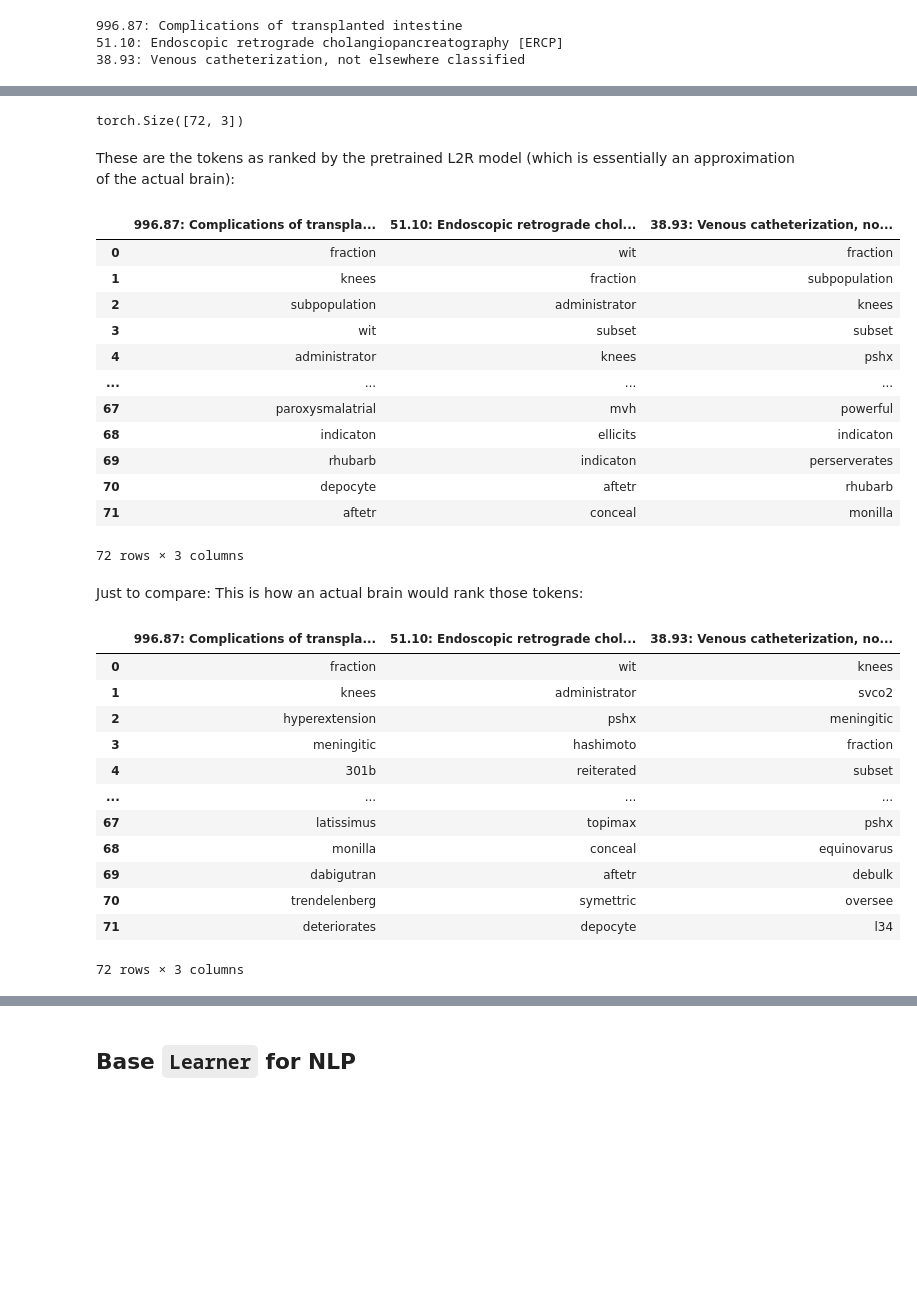
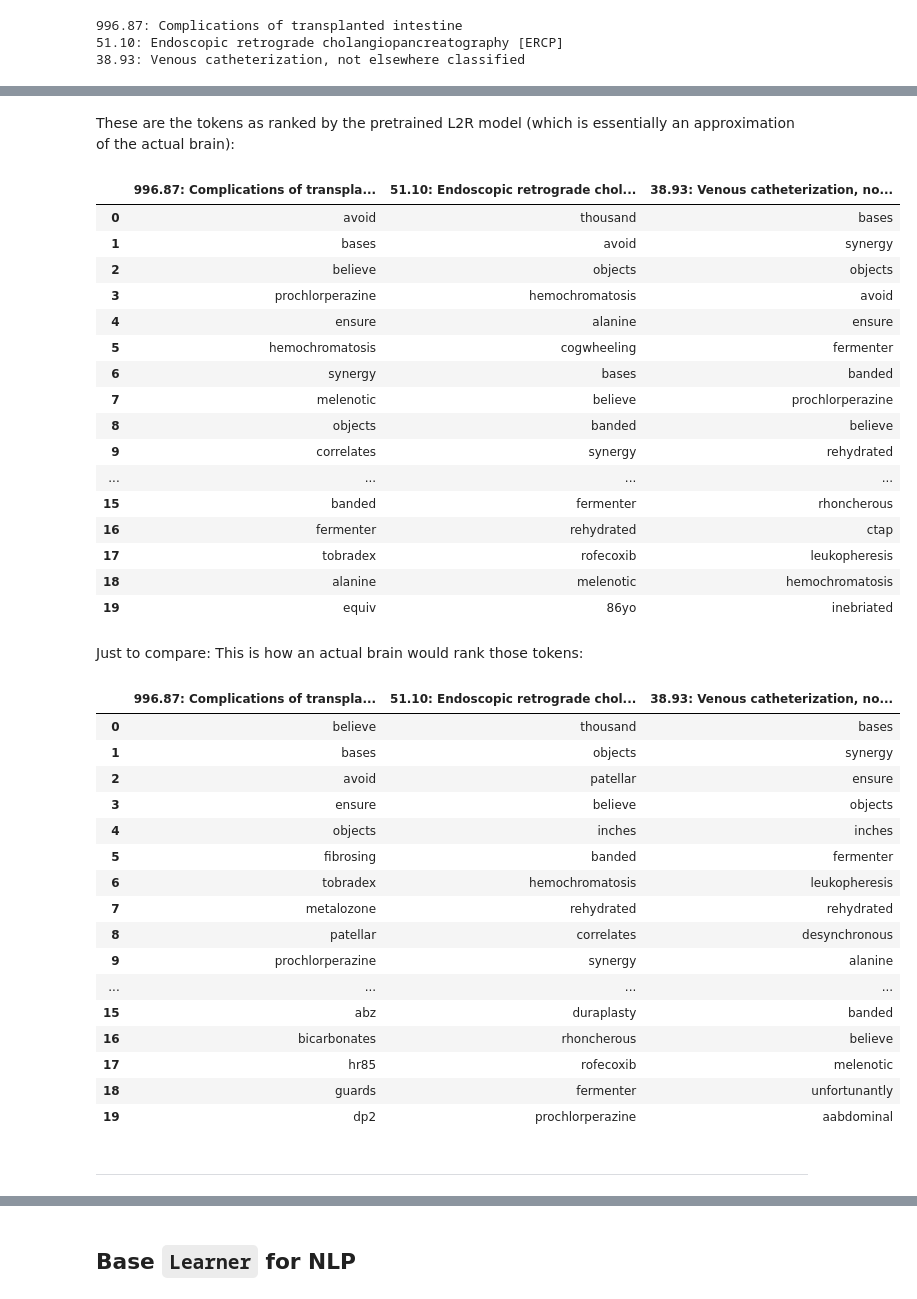
Before and after one commit to debjyotiSRoy/xcube, a Jupyter notebook: nbs/03_text.learner.ipynb, the cells around one changed output, grey strips where cells are left out. Saved outputs shown, nothing was run; the diff lists cells and outputs as text; code cells hidden in the pictures; blank space fills up the shorter version.

```diff
--- a/nbs/03_text.learner.ipynb
+++ b/nbs/03_text.learner.ipynb
@@ -458,42 +463,50 @@ print("-"+'\n-'.join(array(xml_vocab[0])[toks_idx.cpu()].tolist()))
 # %%
 apprx_brain = mod_dict['token_factors'](toks_idx) @ mod_dict['label_factors'](lbs_idx).T + mod_dict['token_bias'](toks_idx) + mod_dict['label_bias'](lbs_idx).T
-apprx_brain.shape
+test_eq(apprx_brain.shape, (72,3))
-# %% [output]
-torch.Size([72, 3])
 # %% [markdown]
 These are the tokens as ranked by the pretrained L2R model (which is essentially an approximation of the actual brain):
 # %%
-pd.DataFrame(array(xml_vocab[0])[toks_idx[apprx_brain.argsort(dim=0, descending=True)].cpu()], columns=L(zip(some_lbs, mapt(lbs_des.get, some_lbs))).map(': '.join))
+pd.DataFrame(array(xml_vocab[0])[toks_idx[apprx_brain.argsort(dim=0, descending=True)].cpu()], columns=L(zip(some_lbs, mapt(lbs_des.get, some_lbs))).map(': '.join)).head(20)
 # %% [output]
 |  | 996.87: Complications of transpla... | 51.10: Endoscopic retrograde chol... | 38.93: Venous catheterization, no... |
-| 0 | fraction | wit | fraction |
-| 1 | knees | fraction | subpopulation |
-| 2 | subpopulation | administrator | knees |
-| 3 | wit | subset | subset |
-| 4 | administrator | knees | pshx |
+| 0 | avoid | thousand | bases |
+| 1 | bases | avoid | synergy |
+| 2 | believe | objects | objects |
+| 3 | prochlorperazine | hemochromatosis | avoid |
+| 4 | ensure | alanine | ensure |
+| 5 | hemochromatosis | cogwheeling | fermenter |
+| 6 | synergy | bases | banded |
+| 7 | melenotic | believe | prochlorperazine |
+| 8 | objects | banded | believe |
+| 9 | correlates | synergy | rehydrated |
 | ... | ... | ... | ... |
-| 67 | paroxysmalatrial | mvh | powerful |
-| 68 | indicaton | ellicits | indicaton |
-| 69 | rhubarb | indicaton | perserverates |
-| 70 | depocyte | aftetr | rhubarb |
-| 71 | aftetr | conceal | monilla |
+| 15 | banded | fermenter | rhoncherous |
+| 16 | fermenter | rehydrated | ctap |
+| 17 | tobradex | rofecoxib | leukopheresis |
+| 18 | alanine | melenotic | hemochromatosis |
+| 19 | equiv | 86yo | inebriated |
-72 rows × 3 columns
 # %% [markdown]
 Just to compare: This is how an actual brain would rank those tokens:
 # %%
 # array(xml_vocab[0])[xml_brain[:, lbl_idx].topk(k=20, dim=0).indices.cpu()]
-pd.DataFrame(array(xml_vocab[0])[toks_idx[xml_brain[:, lbs_idx][toks_idx].argsort(descending=True, dim=0)].cpu()], columns=L(zip(some_lbs, mapt(lbs_des.get, some_lbs))).map(': '.join))
+pd.DataFrame(array(xml_vocab[0])[toks_idx[xml_brain[:, lbs_idx][toks_idx].argsort(descending=True, dim=0)].cpu()], columns=L(zip(some_lbs, mapt(lbs_des.get, some_lbs))).map(': '.join)).head(20)
 # %% [output]
 |  | 996.87: Complications of transpla... | 51.10: Endoscopic retrograde chol... | 38.93: Venous catheterization, no... |
-| 0 | fraction | wit | knees |
-| 1 | knees | administrator | svco2 |
-| 2 | hyperextension | pshx | meningitic |
-| 3 | meningitic | hashimoto | fraction |
-| 4 | 301b | reiterated | subset |
+| 0 | believe | thousand | bases |
+| 1 | bases | objects | synergy |
+| 2 | avoid | patellar | ensure |
+| 3 | ensure | believe | objects |
+| 4 | objects | inches | inches |
+| 5 | fibrosing | banded | fermenter |
+| 6 | tobradex | hemochromatosis | leukopheresis |
+| 7 | metalozone | rehydrated | rehydrated |
+| 8 | patellar | correlates | desynchronous |
+| 9 | prochlorperazine | synergy | alanine |
 | ... | ... | ... | ... |
-| 67 | latissimus | topimax | pshx |
-| 68 | monilla | conceal | equinovarus |
-| 69 | dabigutran | aftetr | debulk |
-| 70 | trendelenberg | symettric | oversee |
-| 71 | deteriorates | depocyte | l34 |
+| 15 | abz | duraplasty | banded |
+| 16 | bicarbonates | rhoncherous | believe |
+| 17 | hr85 | rofecoxib | melenotic |
+| 18 | guards | fermenter | unfortunantly |
+| 19 | dp2 | prochlorperazine | aabdominal |
-72 rows × 3 columns
+# %% [markdown]
+---
```
Also changed, not shown: parts of 24 cells of this notebook, 5 other files.
